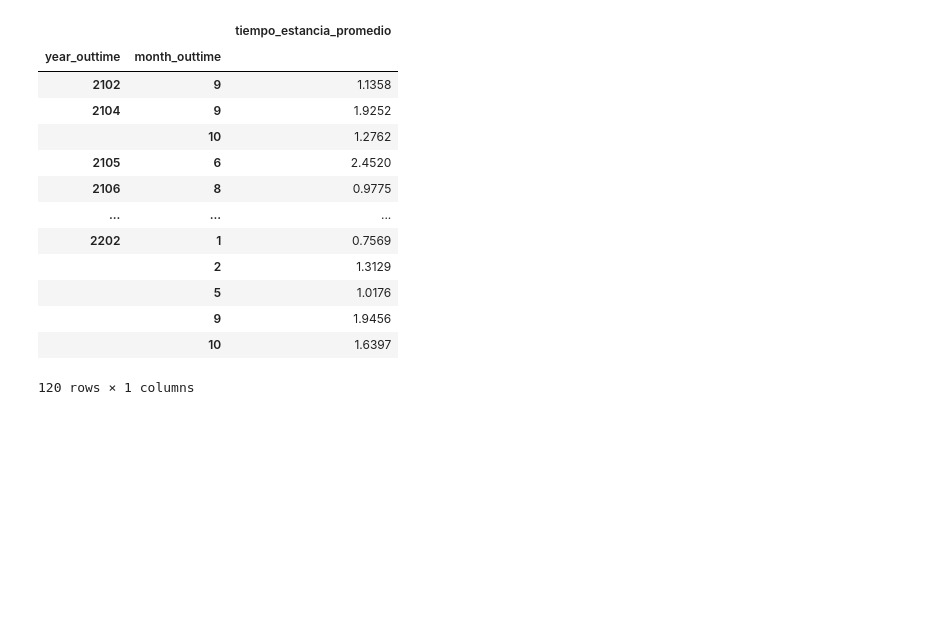
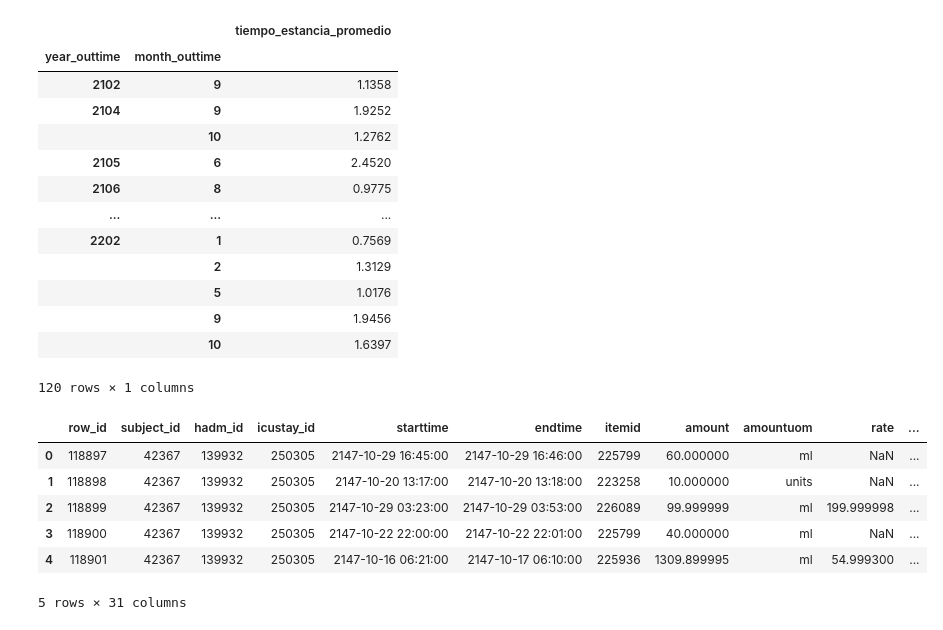
Before and after one commit to LuisM18/PF_Henry_UCI, a Jupyter notebook: auxiliar.ipynb, the cells around one changed output. Drawn from its saved outputs; the diff is of its cells as text; code cells hidden in the pictures; blank space fills up the shorter version.

```diff
--- a/auxiliar.ipynb
+++ b/auxiliar.ipynb
@@ -579,3 +579,16 @@ tiempo
 |  | 9 | 1.9456 |
 |  | 10 | 1.6397 |
 120 rows × 1 columns
+# %%
+import pandas as pd
+inputevents_mv = pd.read_csv('./EDA_UCI/dataset/INPUTEVENTS_MV.csv')
+# %%
+inputevents_mv.head()
+# %% [output]
+|  | row_id | subject_id | hadm_id | icustay_id | starttime | endtime | itemid | amount | amountuom | rate | ... |
+| 0 | 118897 | 42367 | 139932 | 250305 | 2147-10-29 16:45:00 | 2147-10-29 16:46:00 | 225799 | 60.000000 | ml | NaN | ... |
+| 1 | 118898 | 42367 | 139932 | 250305 | 2147-10-20 13:17:00 | 2147-10-20 13:18:00 | 223258 | 10.000000 | units | NaN | ... |
+| 2 | 118899 | 42367 | 139932 | 250305 | 2147-10-29 03:23:00 | 2147-10-29 03:53:00 | 226089 | 99.999999 | ml | 199.999998 | ... |
+| 3 | 118900 | 42367 | 139932 | 250305 | 2147-10-22 22:00:00 | 2147-10-22 22:01:00 | 225799 | 40.000000 | ml | NaN | ... |
+| 4 | 118901 | 42367 | 139932 | 250305 | 2147-10-16 06:21:00 | 2147-10-17 06:10:00 | 225936 | 1309.899995 | ml | 54.999300 | ... |
+5 rows × 31 columns
```
Also changed, not shown: parts of 13 cells of this notebook, 1 other file.
